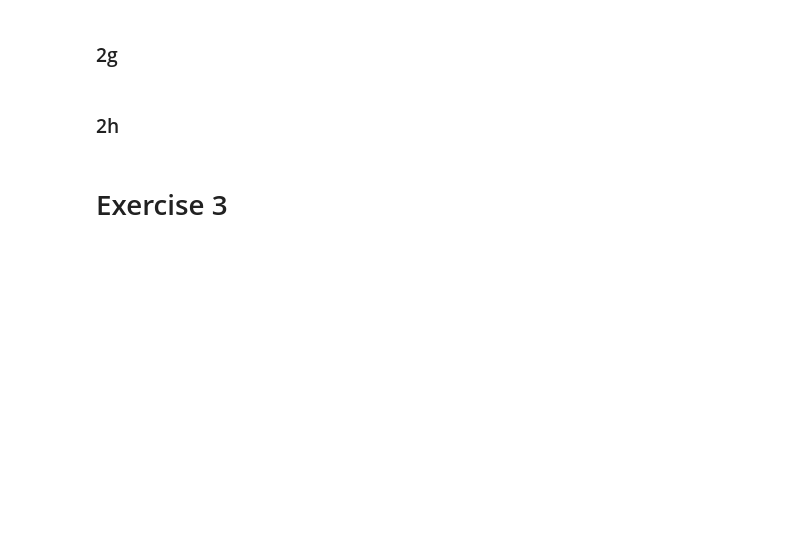
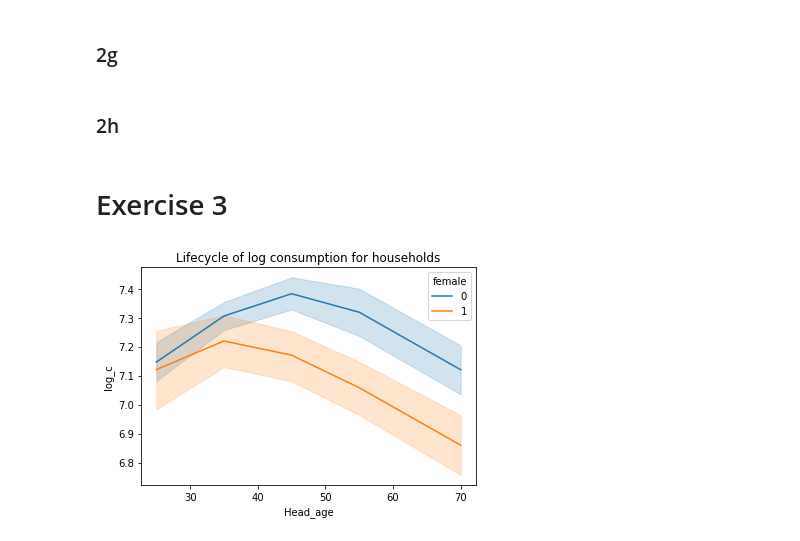
Before and after one commit to ArifShahrin/EconsProgramming, a Jupyter notebook: PS2/PS2_AS.ipynb, the cells around one changed output. Drawn from its saved outputs; the diff is of its cells as text; code cells hidden in the pictures; blank space fills up the shorter version.

Commit message:
3a plot working

```diff
--- a/PS2/PS2_AS.ipynb
+++ b/PS2/PS2_AS.ipynb
@@ -402,3 +402,34 @@ Compute the share of the wealth that the top 0.01 holds is 0.0703681753728271
 ### 2h
 # %% [markdown]
 # Exercise 3
+# %%
+# Drop extreme values (too few observations to get means within age)
+df1 = df1[df1['head_age'] < 80]
+df1 = df1[df1['head_age'] > 18]
+
+#To smooth the lines, group the ages in bins
+bins = [18, 30, 40, 50, 60, 80]
+labels = [25, 35, 45, 55, 70]
+df1['age_bins'] = pd.cut(df1['head_age'],bins=bins, labels=labels)
+
+#3a
+#Then, using seaborn lineplot with the argument hue=’female’,
+# or any other variable to distinguish the gender of the head,
+#  a. Plot the lifecycle of the log of consumption for households
+#  where the head is male and for households where the head is female.
+
+#the  argument is to differentiate between different categories
+
+
+#make sure the dimensions add up using shape
+#plot x =  age , y = log_c
+
+sns.lineplot(x=df1['age_bins'], y='log_c', hue="female", data=df1)
+plt.title("Lifecycle of log consumption for households")
+plt.xlabel("Head_age")
+plt.ylabel("log_c")
+plt.show()
+
+#a,b,c can be done better with a for loop
+# %% [output]
+[figure, added]
```
Also changed, not shown: parts of 1 cell of this notebook.
